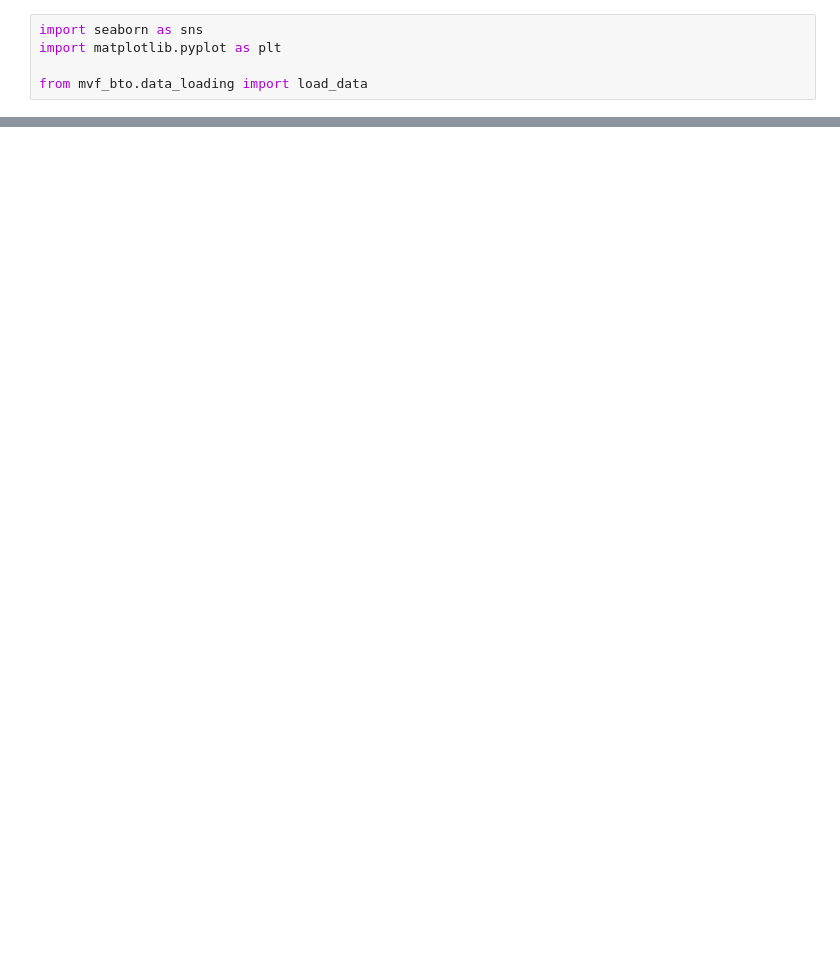
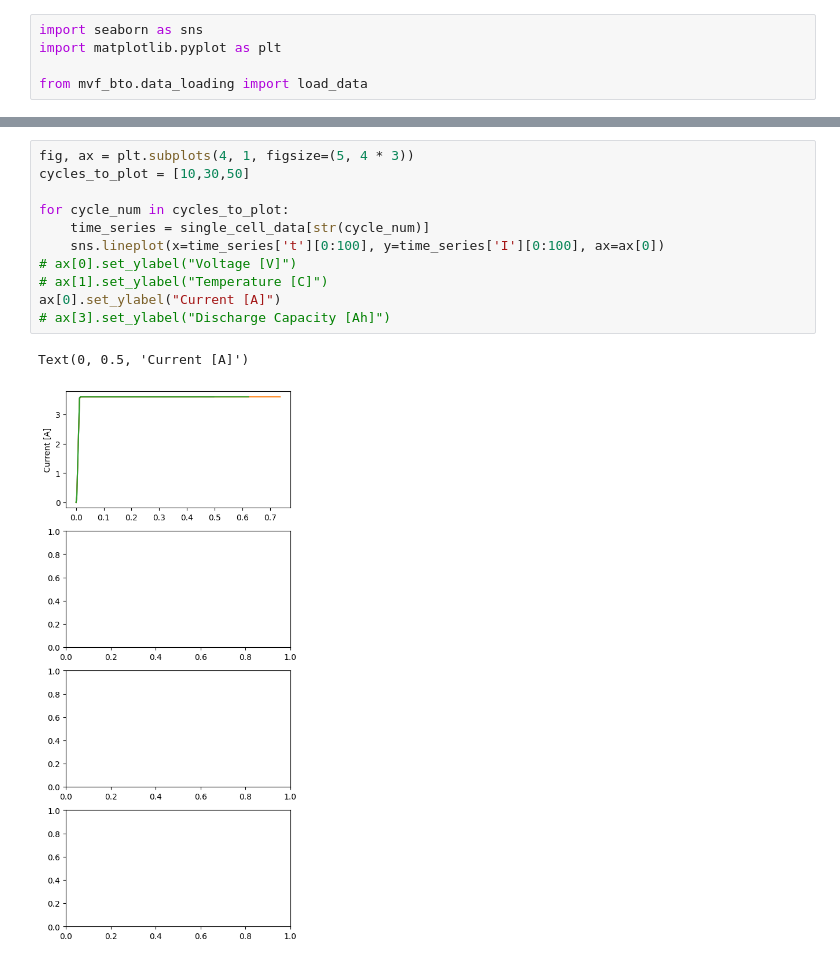
Before and after one commit to amalss18/10701-mvf-bto, a Jupyter notebook: src/mvf_bto/Data Loading and Exploration.ipynb, the cells around one changed output, grey strips where cells are left out. Cells and saved outputs as stored; diff of their text form; blank space fills up the shorter version.

```diff
--- a/src/mvf_bto/Data Loading and Exploration.ipynb
+++ b/src/mvf_bto/Data Loading and Exploration.ipynb
@@ -34,0 +38,14 @@ Text(0, 0.5, 'Discharge Capcity [Ah]')
+# %%
+fig, ax = plt.subplots(4, 1, figsize=(5, 4 * 3))
+cycles_to_plot = [10,30,50]
+
+for cycle_num in cycles_to_plot:
+    time_series = single_cell_data[str(cycle_num)]
+    sns.lineplot(x=time_series['t'][0:100], y=time_series['I'][0:100], ax=ax[0])
+# ax[0].set_ylabel("Voltage [V]")
+# ax[1].set_ylabel("Temperature [C]")
+ax[0].set_ylabel("Current [A]")
+# ax[3].set_ylabel("Discharge Capacity [Ah]")
+# %% [output]
+Text(0, 0.5, 'Current [A]')
+[figure, added]
```
Also changed, not shown: parts of 5 cells of this notebook, 1 other file.
